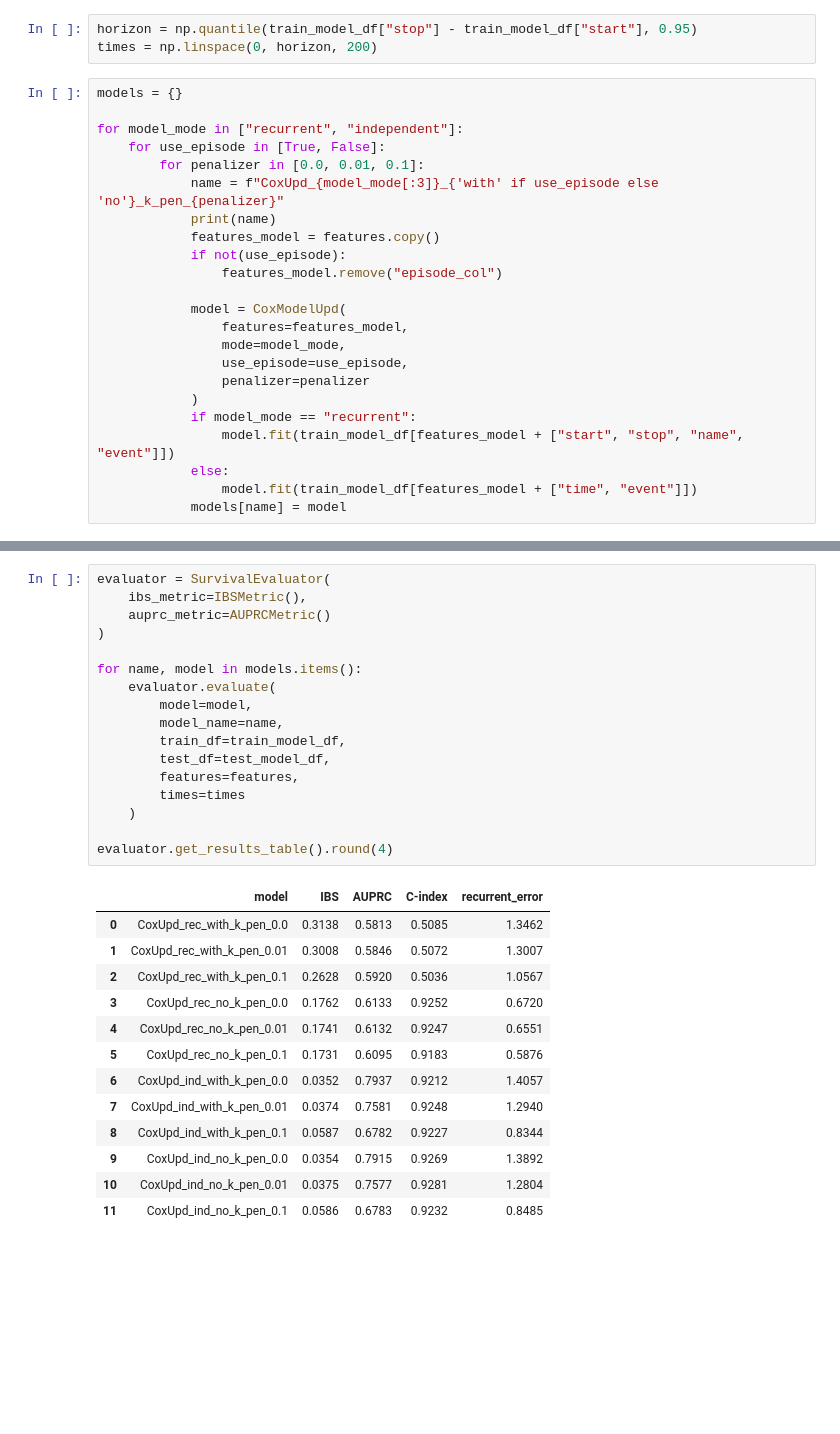
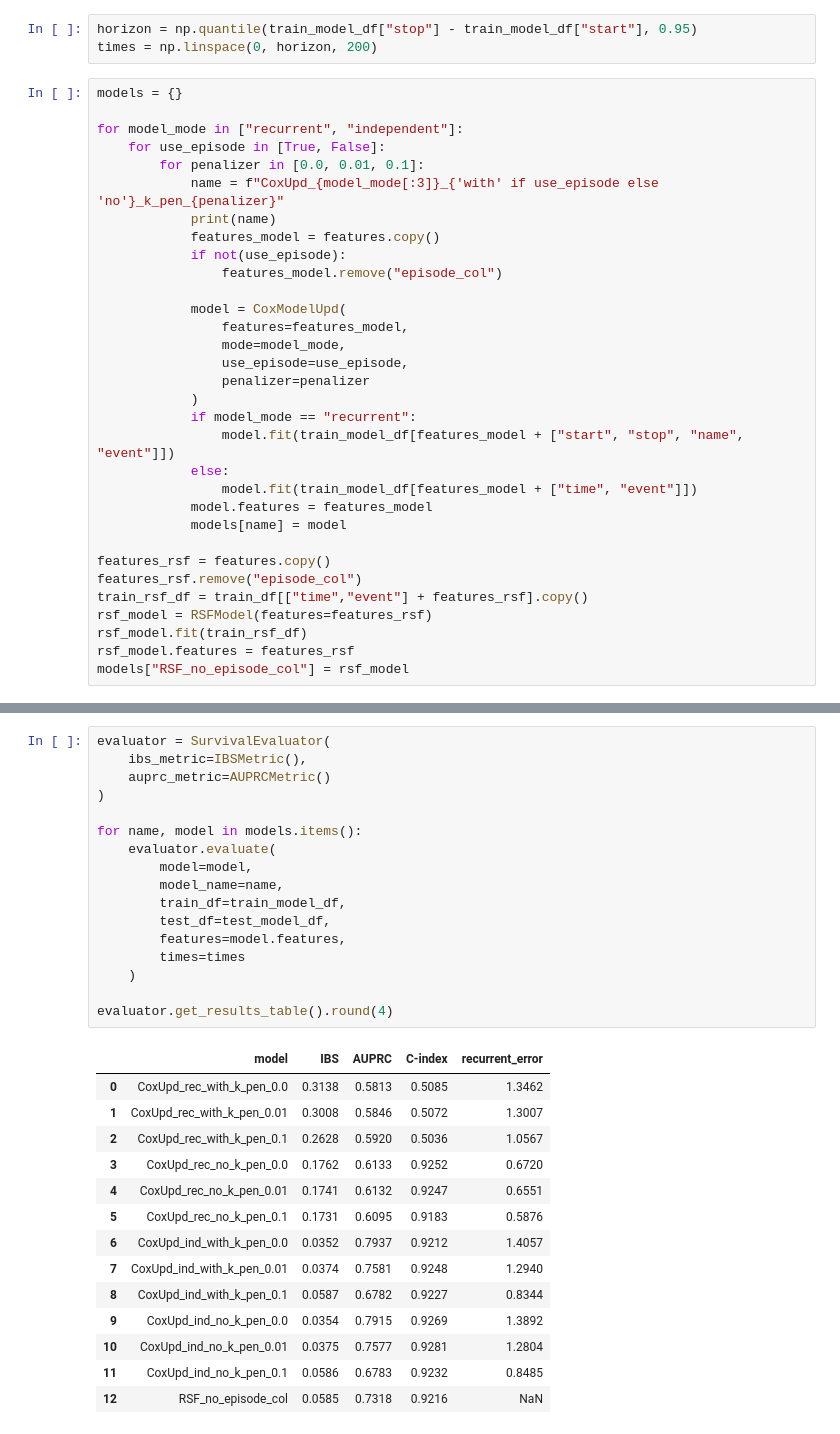
Before and after one commit to DKoleda6/recurrent_event, a Jupyter notebook: exp_common.ipynb, the cells around one changed output, grey strips where cells are left out. Drawn from its saved outputs; the diff is of its cells as text; blank space fills up the shorter version.

Commit message:
moved model to folder and cleaned JN

```diff
--- a/exp_common.ipynb
+++ b/exp_common.ipynb
@@ -203,7 +204,16 @@ for model_mode in ["recurrent", "independent"]:
                 model.fit(train_model_df[features_model + ["start", "stop", "name", "event"]])
             else:
                 model.fit(train_model_df[features_model + ["time", "event"]])
+            model.features = features_model
             models[name] = model
+
+features_rsf = features.copy()
+features_rsf.remove("episode_col")
+train_rsf_df = train_df[["time","event"] + features_rsf].copy()
+rsf_model = RSFModel(features=features_rsf)
+rsf_model.fit(train_rsf_df)
+rsf_model.features = features_rsf
+models["RSF_no_episode_col"] = rsf_model
 # %% [output]
 CoxUpd_rec_with_k_pen_0.0
 | model | lifelines.CoxPHFitter |
@@ -320,31 +330,32 @@ CoxUpd_rec_with_k_pen_0.1
 # %%
 evaluator = SurvivalEvaluator(
     ibs_metric=IBSMetric(),
     auprc_metric=AUPRCMetric()
 )
 
 for name, model in models.items():
     evaluator.evaluate(
         model=model,
         model_name=name,
         train_df=train_model_df,
         test_df=test_model_df,
-        features=features,
+        features=model.features,
         times=times
     )
 
 evaluator.get_results_table().round(4)
 # %% [output]
 |  | model | IBS | AUPRC | C-index | recurrent_error |
 | 0 | CoxUpd_rec_with_k_pen_0.0 | 0.3138 | 0.5813 | 0.5085 | 1.3462 |
 | 1 | CoxUpd_rec_with_k_pen_0.01 | 0.3008 | 0.5846 | 0.5072 | 1.3007 |
 | 2 | CoxUpd_rec_with_k_pen_0.1 | 0.2628 | 0.5920 | 0.5036 | 1.0567 |
 | 3 | CoxUpd_rec_no_k_pen_0.0 | 0.1762 | 0.6133 | 0.9252 | 0.6720 |
 | 4 | CoxUpd_rec_no_k_pen_0.01 | 0.1741 | 0.6132 | 0.9247 | 0.6551 |
 | 5 | CoxUpd_rec_no_k_pen_0.1 | 0.1731 | 0.6095 | 0.9183 | 0.5876 |
 | 6 | CoxUpd_ind_with_k_pen_0.0 | 0.0352 | 0.7937 | 0.9212 | 1.4057 |
 | 7 | CoxUpd_ind_with_k_pen_0.01 | 0.0374 | 0.7581 | 0.9248 | 1.2940 |
 | 8 | CoxUpd_ind_with_k_pen_0.1 | 0.0587 | 0.6782 | 0.9227 | 0.8344 |
 | 9 | CoxUpd_ind_no_k_pen_0.0 | 0.0354 | 0.7915 | 0.9269 | 1.3892 |
 | 10 | CoxUpd_ind_no_k_pen_0.01 | 0.0375 | 0.7577 | 0.9281 | 1.2804 |
 | 11 | CoxUpd_ind_no_k_pen_0.1 | 0.0586 | 0.6783 | 0.9232 | 0.8485 |
+| 12 | RSF_no_episode_col | 0.0585 | 0.7318 | 0.9216 | NaN |
```
Also changed, not shown: parts of 7 cells of this notebook, 2 other files.
